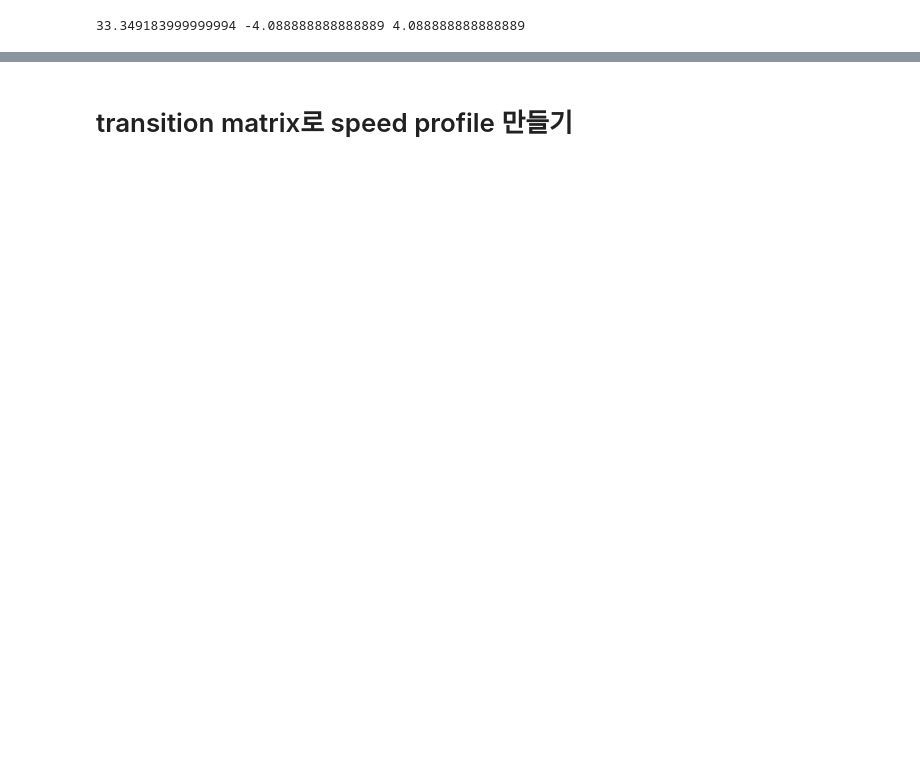
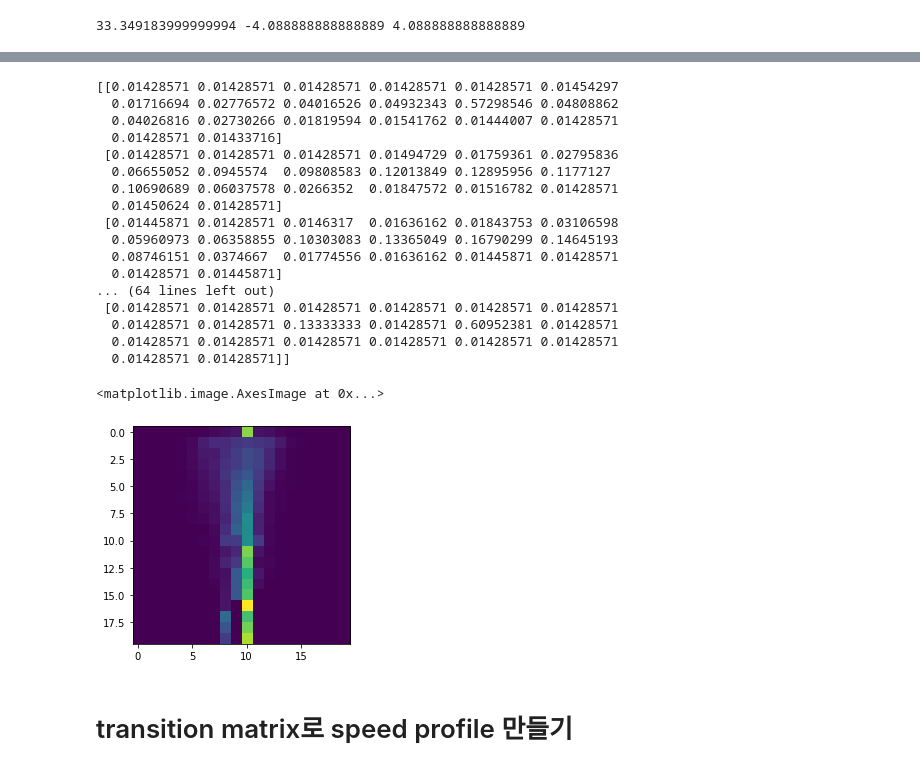
Before and after one commit to zidane89/experiment, a Jupyter notebook: generalization_MDP_driver/driver_MDP.ipynb, the cells around one changed output, grey strips where cells are left out. Cells and saved outputs as stored; diff of their text form; code cells hidden in the pictures; blank space fills up the shorter version.

```diff
--- a/generalization_MDP_driver/driver_MDP.ipynb
+++ b/generalization_MDP_driver/driver_MDP.ipynb
@@ -82,13 +106,37 @@ transition_matrix = get_transition_matrix(driving_cycle_paths, v_grid, a_grid)
 # %%
 transition_prob_matrix = np.zeros_like(transition_matrix)
+eps = 0.02
 
 for i in range(len(transition_matrix)):
+    transition_matrix[i] += np.sum(transition_matrix[i]) * eps
     state_sum = np.sum(transition_matrix[i])
+
     state_prob = transition_matrix[i] / state_sum
 
     transition_prob_matrix[i] = state_prob
-#     print(sum(state_prob))
 
-# print(transition_prob_matrix)
+print(transition_prob_matrix)
+
+plt.imshow(transition_prob_matrix)
+# %% [output]
+[[0.01428571 0.01428571 0.01428571 0.01428571 0.01428571 0.01454297
+  0.01716694 0.02776572 0.04016526 0.04932343 0.57298546 0.04808862
+  0.04026816 0.02730266 0.01819594 0.01541762 0.01444007 0.01428571
+  0.01428571 0.01433716]
+ [0.01428571 0.01428571 0.01428571 0.01494729 0.01759361 0.02795836
+  0.06655052 0.0945574  0.09808583 0.12013849 0.12895956 0.1177127
+  0.10690689 0.06037578 0.0266352  0.01847572 0.01516782 0.01428571
+  0.01450624 0.01428571]
+ [0.01445871 0.01428571 0.0146317  0.01636162 0.01843753 0.03106598
+  0.05960973 0.06358855 0.10303083 0.13365049 0.16790299 0.14645193
+  0.08746151 0.0374667  0.01774556 0.01636162 0.01445871 0.01428571
+  0.01428571 0.01445871]
+... (64 lines left out)
+ [0.01428571 0.01428571 0.01428571 0.01428571 0.01428571 0.01428571
+  0.01428571 0.01428571 0.13333333 0.01428571 0.60952381 0.01428571
+  0.01428571 0.01428571 0.01428571 0.01428571 0.01428571 0.01428571
+  0.01428571 0.01428571]]
+<matplotlib.image.AxesImage at 0x...>
+[figure, added]
 # %% [markdown]
 # transition matrix로 speed profile 만들기
```
Also changed, not shown: parts of 5 cells of this notebook.
